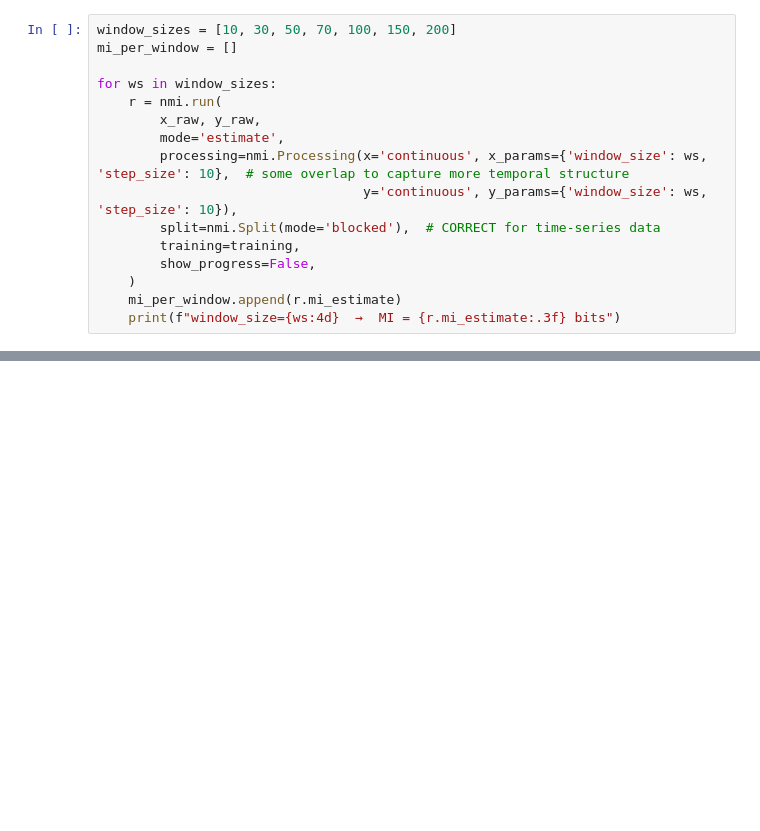
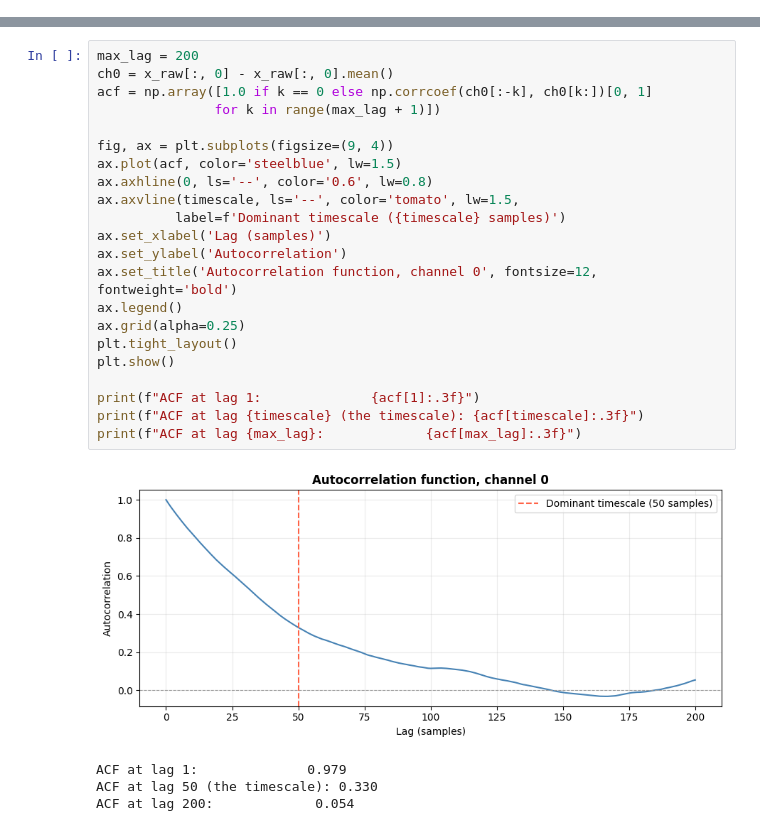
Before and after one commit to eslam-abdelaleem/NeuralMI, a Jupyter notebook: tutorials/03_Temporal_Correlations_and_Splits.ipynb, the cells around one changed output, grey strips where cells are left out. Cells and saved outputs as stored; diff of their text form; blank space fills up the shorter version.

```diff
--- a/tutorials/03_Temporal_Correlations_and_Splits.ipynb
+++ b/tutorials/03_Temporal_Correlations_and_Splits.ipynb
@@ -317,16 +0,0 @@ such sweeps using `mode='sweep'`.
-# %%
-window_sizes = [10, 30, 50, 70, 100, 150, 200]
-mi_per_window = []
-
-for ws in window_sizes:
-    r = nmi.run(
-        x_raw, y_raw,
-        mode='estimate',
-        processing=nmi.Processing(x='continuous', x_params={'window_size': ws, 'step_size': 10},  # some overlap to capture more temporal structure
-                                  y='continuous', y_params={'window_size': ws, 'step_size': 10}),
-        split=nmi.Split(mode='blocked'),  # CORRECT for time-series data
-        training=training,
-        show_progress=False,
-    )
-    mi_per_window.append(r.mi_estimate)
-    print(f"window_size={ws:4d}  →  MI = {r.mi_estimate:.3f} bits")
@@ -476,0 +81,27 @@ efficiently before committing to a final analysis.
+# %%
+max_lag = 200
+ch0 = x_raw[:, 0] - x_raw[:, 0].mean()
+acf = np.array([1.0 if k == 0 else np.corrcoef(ch0[:-k], ch0[k:])[0, 1]
+               for k in range(max_lag + 1)])
+
+fig, ax = plt.subplots(figsize=(9, 4))
+ax.plot(acf, color='steelblue', lw=1.5)
+ax.axhline(0, ls='--', color='0.6', lw=0.8)
+ax.axvline(timescale, ls='--', color='tomato', lw=1.5,
+          label=f'Dominant timescale ({timescale} samples)')
+ax.set_xlabel('Lag (samples)')
+ax.set_ylabel('Autocorrelation')
+ax.set_title('Autocorrelation function, channel 0', fontsize=12, fontweight='bold')
+ax.legend()
+ax.grid(alpha=0.25)
+plt.tight_layout()
+plt.show()
+
+print(f"ACF at lag 1:              {acf[1]:.3f}")
+print(f"ACF at lag {timescale} (the timescale): {acf[timescale]:.3f}")
+print(f"ACF at lag {max_lag}:             {acf[max_lag]:.3f}")
+# %% [output]
+[figure, added]
+ACF at lag 1:              0.979
+ACF at lag 50 (the timescale): 0.330
+ACF at lag 200:             0.054
```
Also changed, not shown: parts of 53 cells of this notebook, 6 other files.
